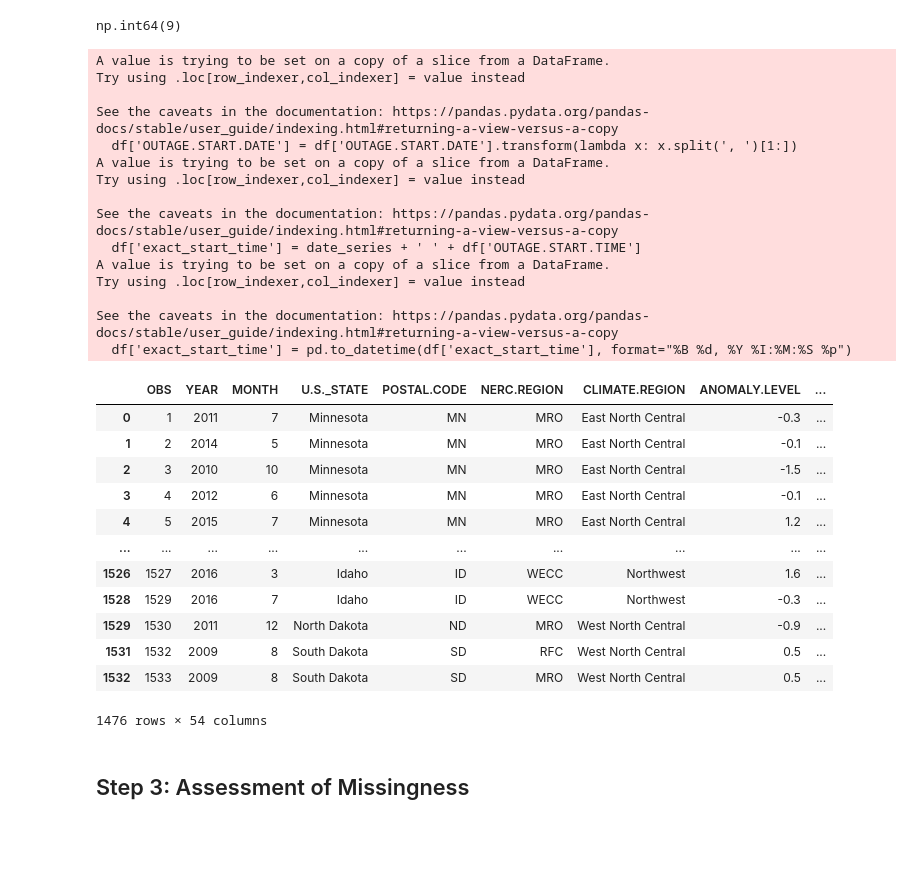
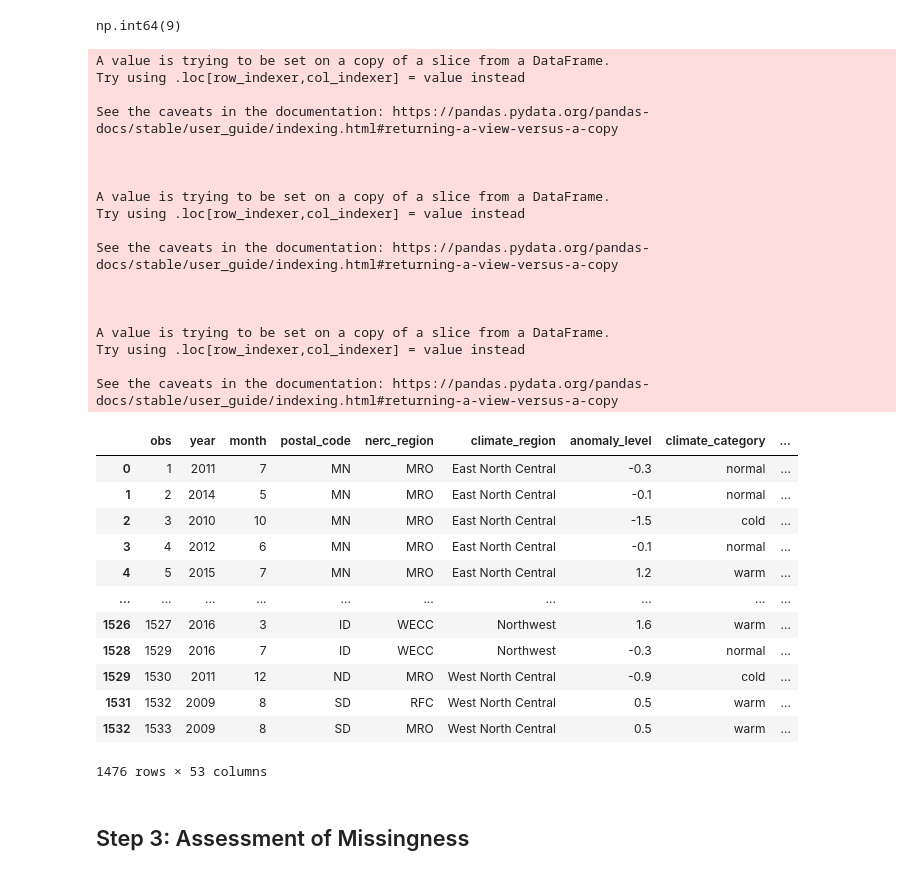
Before and after one commit to emilyyiip/outages, a Jupyter notebook: template.ipynb, the cells around one changed output. Cells and saved outputs as stored; diff of their text form; code cells hidden in the pictures; blank space fills up the shorter version.

```diff
--- a/template.ipynb
+++ b/template.ipynb
@@ -53,47 +52,66 @@ def clean_time(df):
     df['OUTAGE.START.DATE'] = df['OUTAGE.START.DATE'].transform(lambda x: x.split(', ')[1:])
     date_series = df['OUTAGE.START.DATE'].transform(lambda x: x[0] + ', ' + x[1])
     df['exact_start_time'] = date_series + ' ' + df['OUTAGE.START.TIME']
     df['exact_start_time'] = pd.to_datetime(df['exact_start_time'], format="%B %d, %Y %I:%M:%S %p")
 
     df = df.dropna(subset = ['OUTAGE.RESTORATION.DATE'])
     df['OUTAGE.RESTORATION.DATE'] = df['OUTAGE.RESTORATION.DATE'].transform(lambda x: x.split(', ')[1:])
     date_series = df['OUTAGE.RESTORATION.DATE'].transform(lambda x: x[0] + ', ' + x[1])
     df['exact_restoration_time'] = date_series + ' '+ df['OUTAGE.RESTORATION.TIME']
     df['exact_restoration_time'] = pd.to_datetime(df['exact_restoration_time'], format="%B %d, %Y %I:%M:%S %p")
 
     df = df.drop(columns=['OUTAGE.RESTORATION.DATE', 'OUTAGE.START.DATE', 'OUTAGE.START.TIME',
                           'OUTAGE.RESTORATION.TIME'])
     return df
 
+# change the columns so they are lower cased and use _ instead of .
+def clean_columns(df):
+    columns_clean = pd.Series(df.columns).str.replace('.', '_').str.lower()
+    df.columns = columns_clean
+    return df
+
+# turn these variables into ints
+def clean_month_and_duration(df):
+    df['month'] = df['month'].astype(int)
+    df['outage_duration'] =  df['outage_duration'].astype(int)
+    return df
+
 outages_cleaned = (outages
-                   .pipe(clean_time))
+                   .pipe(clean_time)
+                   .pipe(clean_columns)
+                   .pipe(clean_month_and_duration)
+)
+outages_cleaned = outages_cleaned.drop(columns=['u_s__state'])
 outages_cleaned
 # %% [output]
 A value is trying to be set on a copy of a slice from a DataFrame.
 Try using .loc[row_indexer,col_indexer] = value instead
 
 See the caveats in the documentation: https://pandas.pydata.org/pandas-docs/stable/user_guide/indexing.html#returning-a-view-versus-a-copy
-  df['OUTAGE.START.DATE'] = df['OUTAGE.START.DATE'].transform(lambda x: x.split(', ')[1:])
+
+
+
 A value is trying to be set on a copy of a slice from a DataFrame.
 Try using .loc[row_indexer,col_indexer] = value instead
 
 See the caveats in the documentation: https://pandas.pydata.org/pandas-docs/stable/user_guide/indexing.html#returning-a-view-versus-a-copy
-  df['exact_start_time'] = date_series + ' ' + df['OUTAGE.START.TIME']
+
+
+
 A value is trying to be set on a copy of a slice from a DataFrame.
 Try using .loc[row_indexer,col_indexer] = value instead
 
 See the caveats in the documentation: https://pandas.pydata.org/pandas-docs/stable/user_guide/indexing.html#returning-a-view-versus-a-copy
-  df['exact_start_time'] = pd.to_datetime(df['exact_start_time'], format="%B %d, %Y %I:%M:%S %p")
-|  | OBS | YEAR | MONTH | U.S._STATE | POSTAL.CODE | NERC.REGION | CLIMATE.REGION | ANOMALY.LEVEL | ... |
-| 0 | 1 | 2011 | 7 | Minnesota | MN | MRO | East North Central | -0.3 | ... |
-| 1 | 2 | 2014 | 5 | Minnesota | MN | MRO | East North Central | -0.1 | ... |
-| 2 | 3 | 2010 | 10 | Minnesota | MN | MRO | East North Central | -1.5 | ... |
-| 3 | 4 | 2012 | 6 | Minnesota | MN | MRO | East North Central | -0.1 | ... |
-| 4 | 5 | 2015 | 7 | Minnesota | MN | MRO | East North Central | 1.2 | ... |
+|  | obs | year | month | postal_code | nerc_region | climate_region | anomaly_level | climate_category | ... |
+| 0 | 1 | 2011 | 7 | MN | MRO | East North Central | -0.3 | normal | ... |
+| 1 | 2 | 2014 | 5 | MN | MRO | East North Central | -0.1 | normal | ... |
+| 2 | 3 | 2010 | 10 | MN | MRO | East North Central | -1.5 | cold | ... |
+| 3 | 4 | 2012 | 6 | MN | MRO | East North Central | -0.1 | normal | ... |
+| 4 | 5 | 2015 | 7 | MN | MRO | East North Central | 1.2 | warm | ... |
 | ... | ... | ... | ... | ... | ... | ... | ... | ... | ... |
-| 1526 | 1527 | 2016 | 3 | Idaho | ID | WECC | Northwest | 1.6 | ... |
-| 1528 | 1529 | 2016 | 7 | Idaho | ID | WECC | Northwest | -0.3 | ... |
-| 1529 | 1530 | 2011 | 12 | North Dakota | ND | MRO | West North Central | -0.9 | ... |
-| 1531 | 1532 | 2009 | 8 | South Dakota | SD | RFC | West North Central | 0.5 | ... |
-| 1532 | 1533 | 2009 | 8 | South Dakota | SD | MRO | West North Central | 0.5 | ... |
+| 1526 | 1527 | 2016 | 3 | ID | WECC | Northwest | 1.6 | warm | ... |
+| 1528 | 1529 | 2016 | 7 | ID | WECC | Northwest | -0.3 | normal | ... |
+| 1529 | 1530 | 2011 | 12 | ND | MRO | West North Central | -0.9 | cold | ... |
+| 1531 | 1532 | 2009 | 8 | SD | RFC | West North Central | 0.5 | warm | ... |
+| 1532 | 1533 | 2009 | 8 | SD | MRO | West North Central | 0.5 | warm | ... |
-1476 rows × 54 columns
+1476 rows × 53 columns
```
Also changed, not shown: parts of 12 cells of this notebook, 1 other file.
